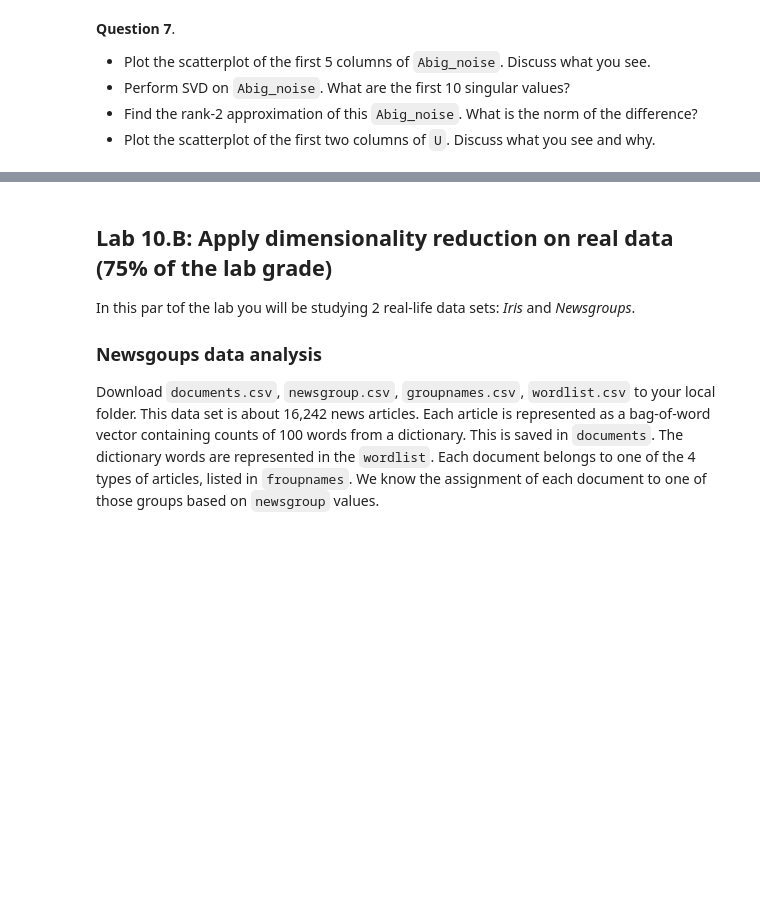
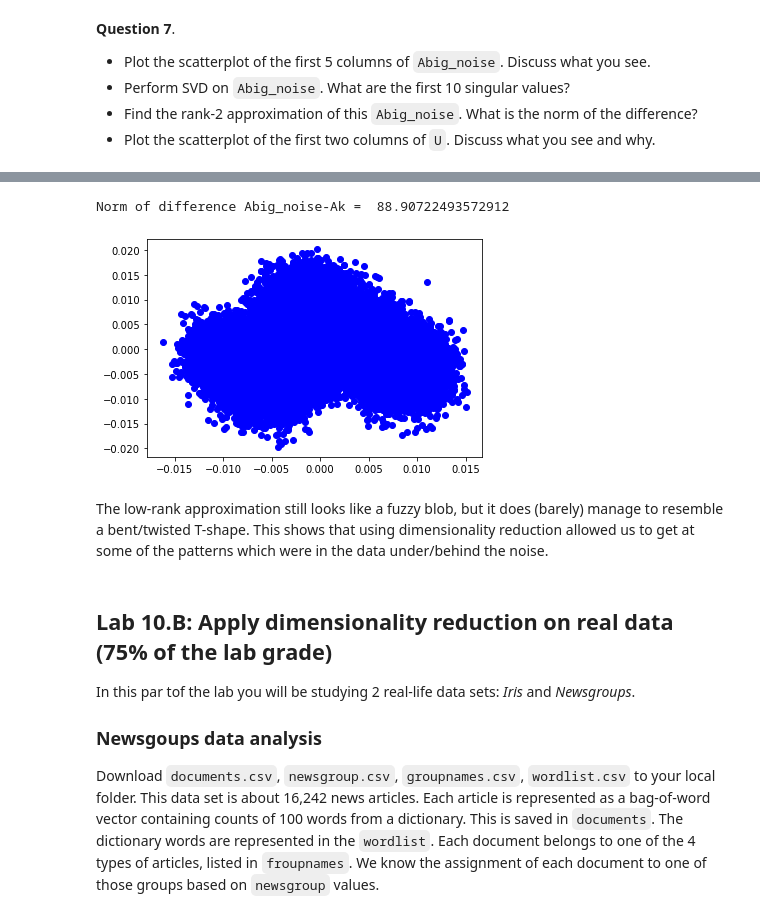
Before and after one commit to BareBeaverBat/cis3715-temple-2020.github.io, a Jupyter notebook: Lab10/CIS3715 (Temple - Spring 2020) Lab10.ipynb, the cells around one changed output, grey strips where cells are left out. Saved outputs shown, nothing was run; the diff lists cells and outputs as text; code cells hidden in the pictures; blank space fills up the shorter version.

```diff
--- a/Lab10/CIS3715 (Temple - Spring 2020) Lab10.ipynb
+++ b/Lab10/CIS3715 (Temple - Spring 2020) Lab10.ipynb
@@ -334,3 +413,16 @@ Abig_noise = Abig + np.random.randn(28226,100)*0.5
+# %%
+k = 2
+Ak = np.dot(U[:,0:k],np.dot(np.diag(s)[0:k,0:k], V[0:k,:]))
+print('Norm of difference Abig_noise-Ak = ', np.linalg.norm(Abig_noise - Ak, ord=2))
+# %% [output]
+Norm of difference Abig_noise-Ak =  88.90722493572912
+# %%
+plt.scatter(U[:,0],U[:,1],color='blue');
+# %% [output]
+[figure, added]
+# %% [markdown]
+The low-rank approximation still looks like a fuzzy blob, but it does (barely) manage to resemble a bent/twisted T-shape.
+This shows that using dimensionality reduction allowed us to get at some of the patterns which were in the data under/behind the noise.
 # %% [markdown]
 ## Lab 10.B: Apply dimensionality reduction on real data (75% of the lab grade)
 
```
Also changed, not shown: parts of 14 cells of this notebook.
